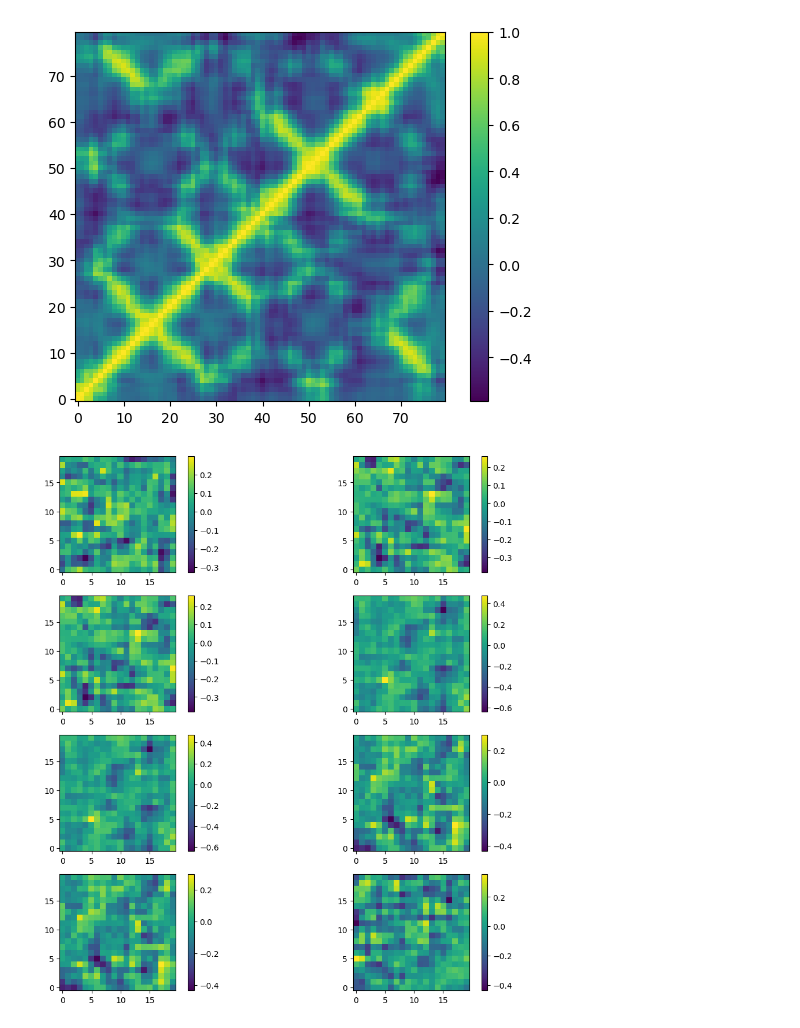
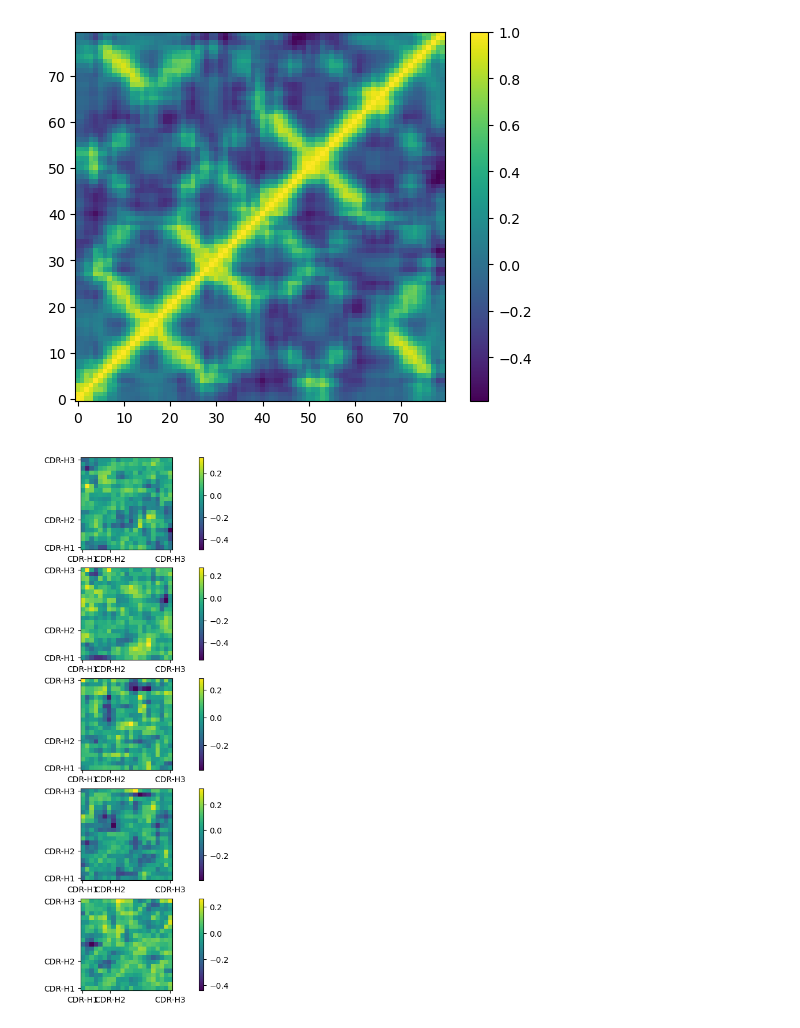
Before and after one commit to kevinmicha/ANTIPASTI, a Jupyter notebook: NMA CNN.ipynb, the cells around one changed output. Cells and saved outputs as stored; diff of their text form; code cells hidden in the pictures.

Commit message:
Included many new plots

```diff
--- a/NMA CNN.ipynb
+++ b/NMA CNN.ipynb
@@ -154,7 +156,7 @@ val_x.shape, val_y.shape
 class MultiLabelNN(Module):
     def __init__(self):
         super(MultiLabelNN, self).__init__()
-        self.conv1 = Conv2d(1, 8, 20)
+        self.conv1 = Conv2d(1, 5, 21)
         self.conv1.weight.data = torch.tril(self.conv1.weight.data) + torch.transpose(torch.tril(self.conv1.weight.data), 2, 3)
         #self.conv1.weight.data = torch.transpose(self.conv1.weight.data, 2, 3)
         self.pool = MaxPool2d(4, 4)
@@ -162,7 +164,7 @@ class MultiLabelNN(Module):
         self.conv2.weight.data = torch.tril(self.conv2.weight.data) + torch.transpose(torch.tril(self.conv2.weight.data), 2, 3)
         #self.conv2.weight.data = torch.transpose(self.conv2.weight.data, 2, 3)
         self.relu = ReLU()
-        self.fc1 = Linear(1800, 1)
+        self.fc1 = Linear(1125, 1)
         self.fc2 = Linear(128, 1)
         self.dropit = Dropout(p=0.2)
         #self.fc3 = Linear(128, 64)
@@ -365,13 +367,16 @@ plt.colorbar()
 # %%
 import itertools
 
-fig, axs = plt.subplots(4, 2, figsize=(12, 12))
+fig, axs = plt.subplots(5, 1, figsize=(12, 12))
+conv_filters = deepcopy(model.conv1.weight.data.numpy())
 
-for i, j in itertools.product(range(4), range(2)):
-    im = axs[i,j].imshow(model.conv1.weight.data.numpy()[i+j][0], origin='lower')
-    plt.colorbar(im, ax=axs[i, j])
+for i, j in itertools.product(range(5), range(1)):
+    im = axs[i].imshow(conv_filters[i+j][0], origin='lower')
+    axs[i].set_xticks([0, 6.25, 20], ['CDR-H1', 'CDR-H2', 'CDR-H3'])
+    axs[i].set_yticks([0, 6.25, 20], ['CDR-H1', 'CDR-H2', 'CDR-H3'])
+    plt.colorbar(im, ax=axs[i])
 # %% [output]
-[figure, old version]
+[figure, new version]
 # %%
 #fig, axs = plt.subplots(8, 4, figsize=(12, 12))
 
```
Also changed, not shown: parts of 20 cells of this notebook.
